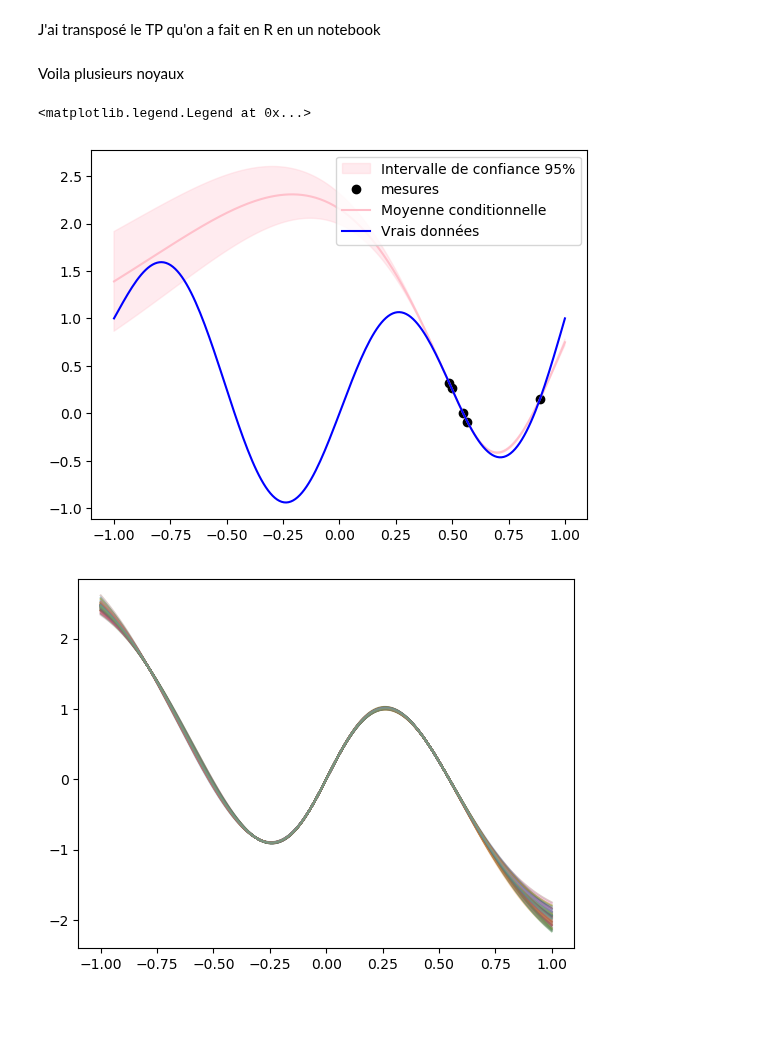
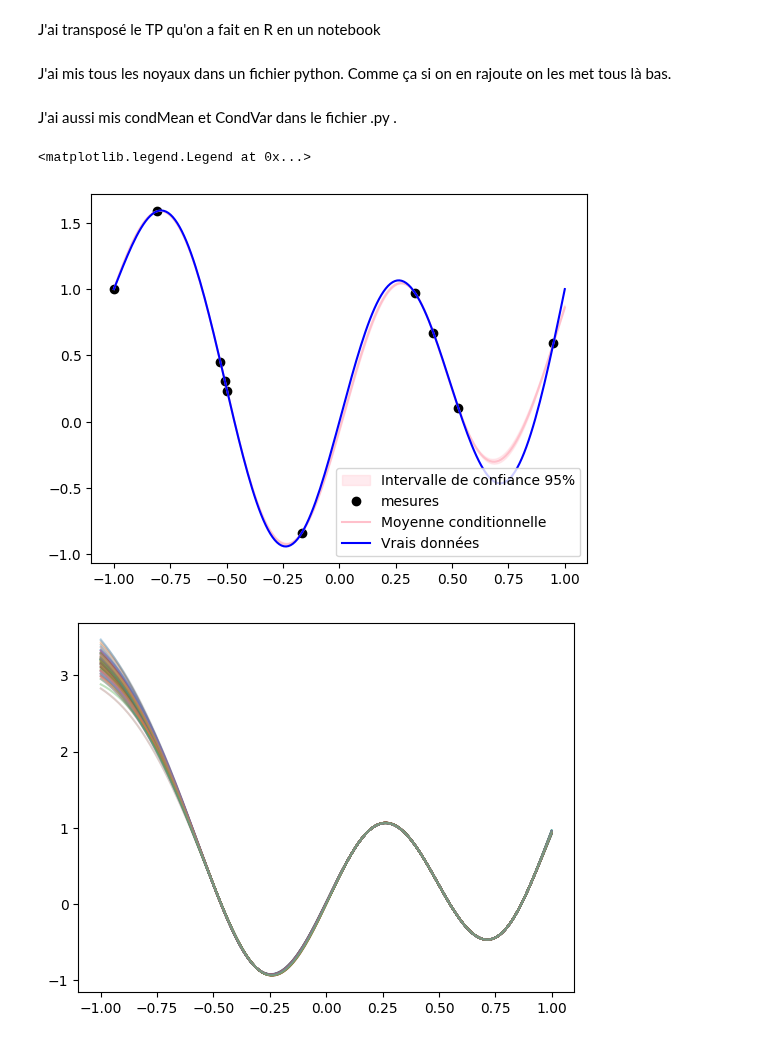
Before and after one commit to Viictordvd/Vigilance-Vagues-Submersion, a Jupyter notebook: exemple jouet.ipynb, the cells around one changed output. Cells and saved outputs as stored; diff of their text form; code cells hidden in the pictures; blank space fills up the shorter version.

```diff
--- a/exemple jouet.ipynb
+++ b/exemple jouet.ipynb
@@ -6,35 +7,5 @@ import matplotlib.pyplot as plt
 # %% [markdown]
-Voila plusieurs noyaux
+J'ai mis tous les noyaux dans un fichier python. Comme ça si on en rajoute on les met tous là bas.
-# %%
-def cosKern(x,y,theta,sigma):
-  x = np.atleast_2d(x).T
-  y = np.atleast_2d(y)
-  dist = (x-y)/theta
-  return sigma**2*np.cos(dist)
-
-def expKern(x,y,theta,sigma):
-  x = np.atleast_2d(x).T
-  y = np.atleast_2d(y)
-  dist = (x-y)/theta
-  return sigma**2*np.exp(-abs(dist)**2)
-
-def mat5_2Kern(x,y,theta,sigma):
-  x = np.atleast_2d(x).T
-  y = np.atleast_2d(y)
-  dist = abs(x-y) * np.sqrt(5) / theta
-  return sigma**2*(1+dist+dist**2/3)*np.exp(-dist)
-
-def mat3_2Kern(x,y,theta,sigma):
-  x = np.atleast_2d(x).T
-  y = np.atleast_2d(y)
-  dist = abs(x-y) * np.sqrt(3) / theta
-  return sigma**2*(1+dist)*np.exp(-dist)
-
-def sqr_expKern(x,y,theta,sigma):
-  x = np.atleast_2d(x).T
-  y = np.atleast_2d(y)
-  dist = abs(x-y) / theta
-  return sigma**2*np.exp(-dist**2/2)
 # %%
 x=np.linspace(-1,1,200)
 
@@ -42,45 +13,35 @@ def Simulateur(x):
   return np.sin(2*np.pi*x)+x**2
 
 y=Simulateur(x)
-# %%
-def condMean(x,X,Y,kern,sigma,theta):
-  k_xX=kern(x, X, sigma,theta)
-  k_XX=kern(X, X, sigma,theta)
-  return k_xX @ np.linalg.inv(k_XX) @ Y
-
-def condVar(x,X,Y,kern,sigma,theta):
-  k_xx=kern(x, x, sigma,theta)
-  k_xX=kern(x, X, sigma,theta)
-  k_Xx=np.transpose(k_xX)
-  k_XX=kern(X, X, sigma,theta)
-  return k_xx - k_xX @ np.linalg.inv(k_XX) @ k_Xx
+# %% [markdown]
+J'ai aussi mis condMean et CondVar dans le fichier .py .
 # %%
-p=5                                                          #nombre de mesures que l'on fait
+p=10                                                          #nombre de mesures que l'on fait
 indices = np.random.choice(len(x), size=p, replace=False)    #Je trouve cool de prendre des points au hasard
 X = x[indices]
 Y=Simulateur(X)
 
 sigma=1
 theta=0.3
 
 Mean = condMean(x,X,Y,mat5_2Kern,sigma,theta)
 Var = condVar(x,X,Y,mat5_2Kern,sigma,theta)
 std = np.sqrt(np.diag(Var))
 
 upper=Mean+1.96*std
 lower=Mean-1.96*std
 
 plt.fill_between(x, lower, upper,color='pink', alpha=0.3,label='Intervalle de confiance 95%')
 plt.plot(X,Y,'o',color='black',label='mesures')
 plt.plot(x,Mean,color='pink',label='Moyenne conditionnelle')
 plt.plot(x,y,color='blue',label='Vrais données')
 plt.legend()
 # %% [output]
 <matplotlib.legend.Legend at 0x...>
-[figure, old version]
+[figure, new version]
 # %%
 for i in range(100):
   tirage=np.random.multivariate_normal(mean=Mean, cov=Var)
   plt.plot(x,tirage,alpha=0.3)
 # %% [output]
-[figure, old version]
+[figure, new version]
```
Also changed, not shown: parts of 1 cell of this notebook, 1 other file.
